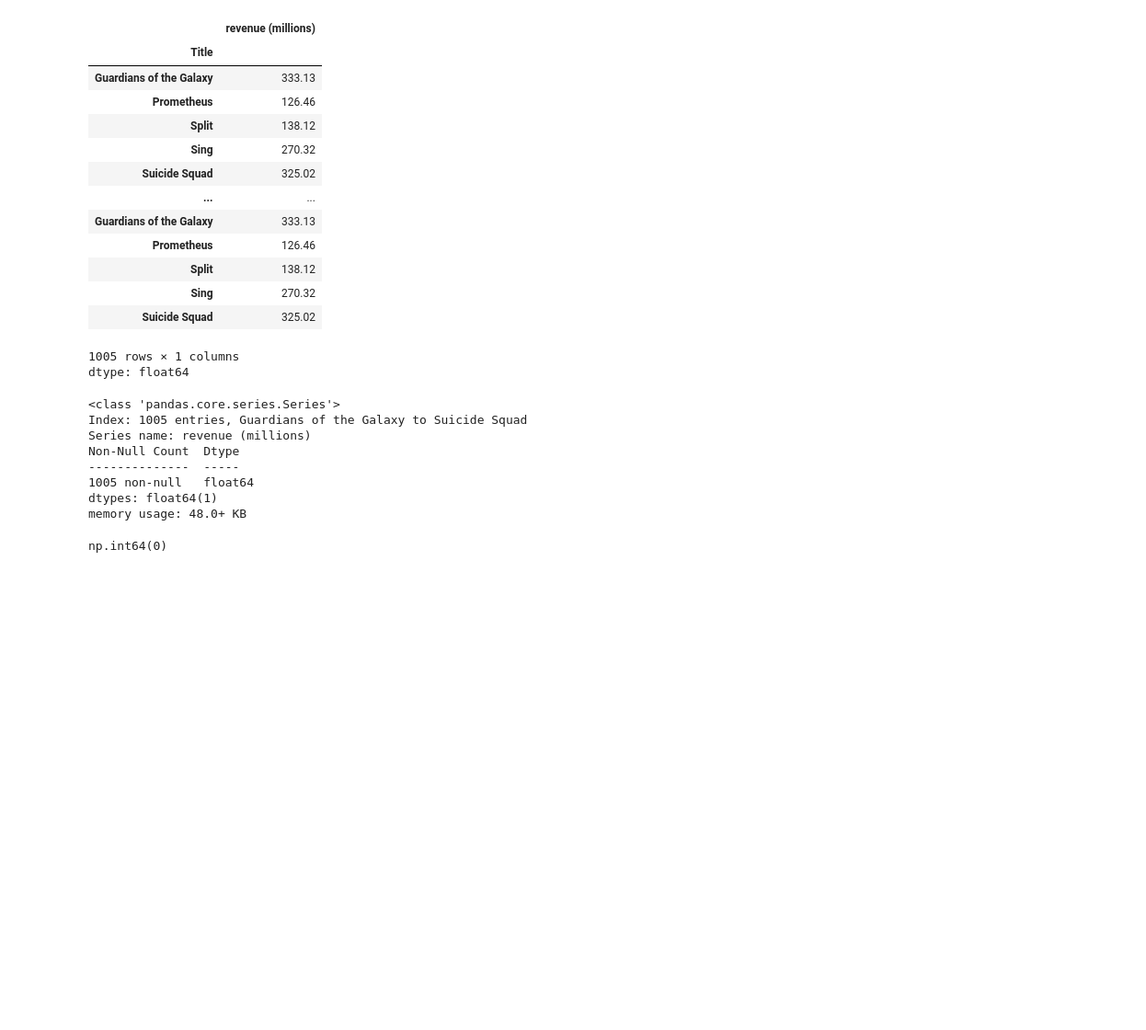
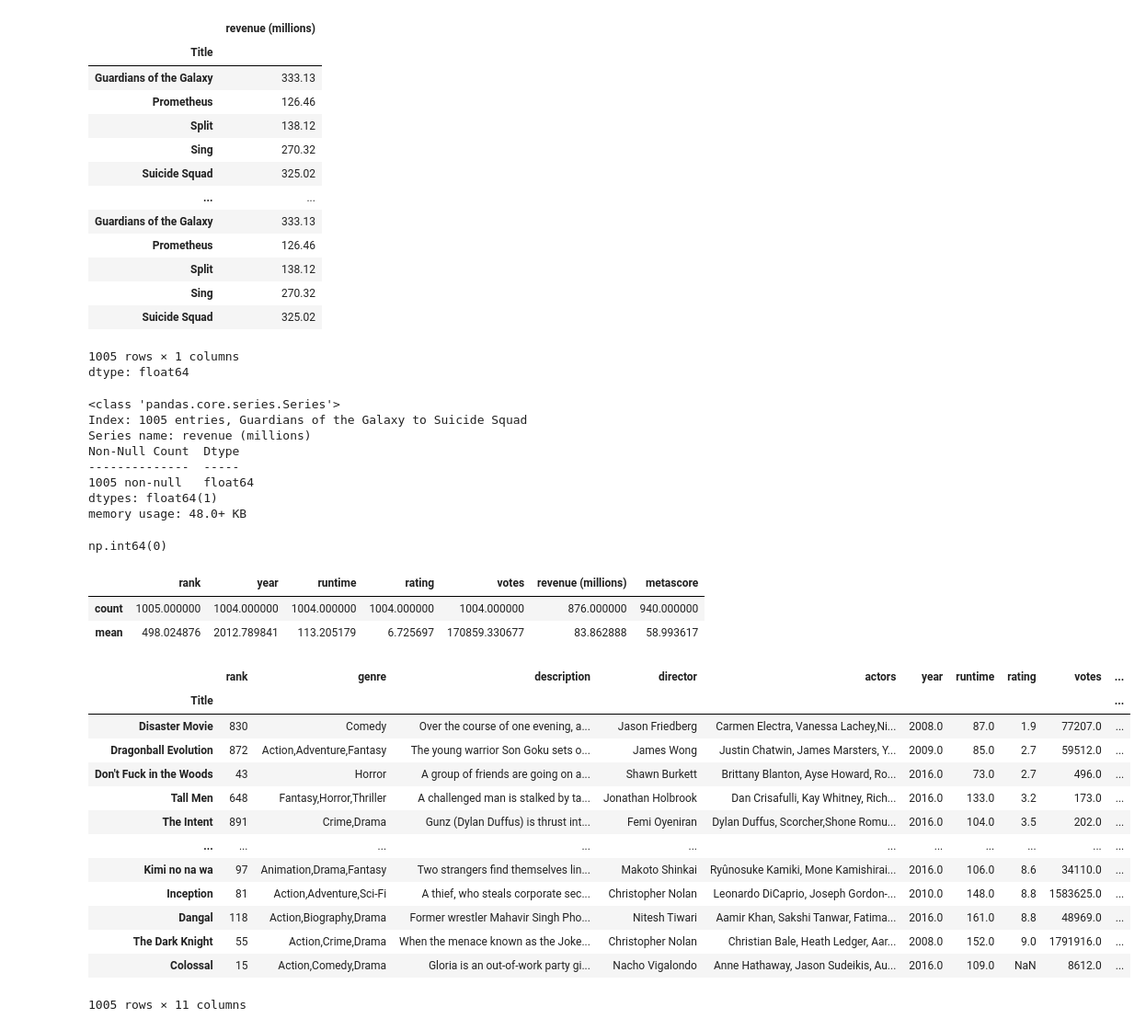
Before and after one commit to rajkonkret/analiza_danych_12_10_2026, a Jupyter notebook: analiza_danych_12_10_2026_dzien1.ipynb, the cells around one changed output. Shown at 92% size. Saved outputs shown, nothing was run; the diff lists cells and outputs as text; code cells hidden in the pictures; blank space fills up the shorter version.

```diff
--- a/analiza_danych_12_10_2026_dzien1.ipynb
+++ b/analiza_danych_12_10_2026_dzien1.ipynb
@@ -1817,3 +1820,27 @@ memory usage: 48.0+ KB
 rev.isnull().sum()
 # %% [output]
 np.int64(0)
+# %%
+movies_df.describe().head(2)
+# %% [output]
+|  | rank | year | runtime | rating | votes | revenue (millions) | metascore |
+| count | 1005.000000 | 1004.000000 | 1004.000000 | 1004.000000 | 1004.000000 | 876.000000 | 940.000000 |
+| mean | 498.024876 | 2012.789841 | 113.205179 | 6.725697 | 170859.330677 | 83.862888 | 58.993617 |
+# %%
+# sortowanie po "rating"
+movies_df.sort_values(by="rating")
+# %% [output]
+|  | rank | genre | description | director | actors | year | runtime | rating | votes | ... |
+| Title |  |  |  |  |  |  |  |  |  | ... |
+| Disaster Movie | 830 | Comedy | Over the course of one evening, a... | Jason Friedberg | Carmen Electra, Vanessa Lachey,Ni... | 2008.0 | 87.0 | 1.9 | 77207.0 | ... |
+| Dragonball Evolution | 872 | Action,Adventure,Fantasy | The young warrior Son Goku sets o... | James Wong | Justin Chatwin, James Marsters, Y... | 2009.0 | 85.0 | 2.7 | 59512.0 | ... |
+| Don't Fuck in the Woods | 43 | Horror | A group of friends are going on a... | Shawn Burkett | Brittany Blanton, Ayse Howard, Ro... | 2016.0 | 73.0 | 2.7 | 496.0 | ... |
+| Tall Men | 648 | Fantasy,Horror,Thriller | A challenged man is stalked by ta... | Jonathan Holbrook | Dan Crisafulli, Kay Whitney, Rich... | 2016.0 | 133.0 | 3.2 | 173.0 | ... |
+| The Intent | 891 | Crime,Drama | Gunz (Dylan Duffus) is thrust int... | Femi Oyeniran | Dylan Duffus, Scorcher,Shone Romu... | 2016.0 | 104.0 | 3.5 | 202.0 | ... |
+| ... | ... | ... | ... | ... | ... | ... | ... | ... | ... | ... |
+| Kimi no na wa | 97 | Animation,Drama,Fantasy | Two strangers find themselves lin... | Makoto Shinkai | Ryûnosuke Kamiki, Mone Kamishirai... | 2016.0 | 106.0 | 8.6 | 34110.0 | ... |
+| Inception | 81 | Action,Adventure,Sci-Fi | A thief, who steals corporate sec... | Christopher Nolan | Leonardo DiCaprio, Joseph Gordon-... | 2010.0 | 148.0 | 8.8 | 1583625.0 | ... |
+| Dangal | 118 | Action,Biography,Drama | Former wrestler Mahavir Singh Pho... | Nitesh Tiwari | Aamir Khan, Sakshi Tanwar, Fatima... | 2016.0 | 161.0 | 8.8 | 48969.0 | ... |
+| The Dark Knight | 55 | Action,Crime,Drama | When the menace known as the Joke... | Christopher Nolan | Christian Bale, Heath Ledger, Aar... | 2008.0 | 152.0 | 9.0 | 1791916.0 | ... |
+| Colossal | 15 | Action,Comedy,Drama | Gloria is an out-of-work party gi... | Nacho Vigalondo | Anne Hathaway, Jason Sudeikis, Au... | 2016.0 | 109.0 | NaN | 8612.0 | ... |
+1005 rows × 11 columns
```
Also changed, not shown: parts of 21 cells of this notebook.
